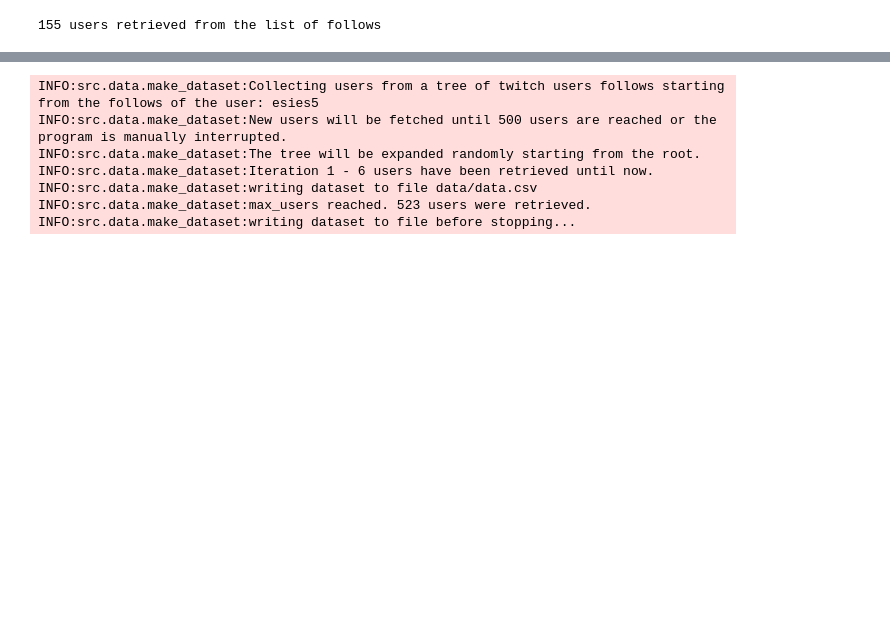
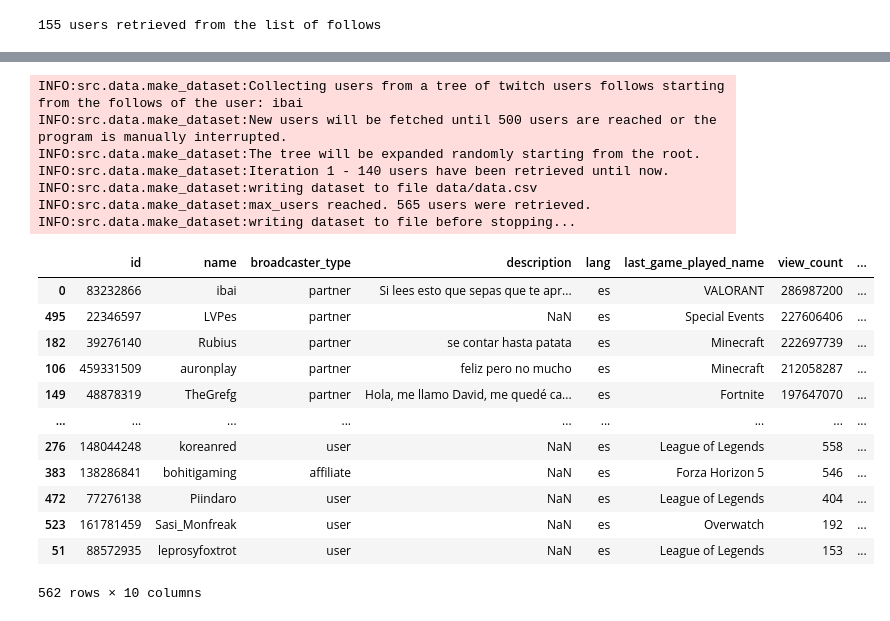
Before and after one commit to Enver-group/twitch-web-analytics, a Jupyter notebook: notebooks/davimen-twitch-api.ipynb, the cells around one changed output, grey strips where cells are left out. Saved outputs shown, nothing was run; the diff lists cells and outputs as text; code cells hidden in the pictures; blank space fills up the shorter version.

Commit message:
Created pipeline to get dataset

```diff
--- a/notebooks/davimen-twitch-api.ipynb
+++ b/notebooks/davimen-twitch-api.ipynb
@@ -55,16 +55,33 @@ from src.data import make_data_from_root_user
 # cada iteracion siguiente coge un usuario del arbol aleatorio para añadir sus follows
 # y asi hasta llegar a max_users o que se interrumpa manualmente.
 # Cada 50 iteraciones guarda el progreso actual en un archivo csv
-make_data_from_root_user("esies5",output_filepath="data/data.csv",max_users=500)
+make_data_from_root_user("ibai",output_filepath="data/data.csv",max_users=200)
 # %% [output]
-INFO:src.data.make_dataset:Collecting users from a tree of twitch users follows starting from the follows of the user: esies5
+INFO:src.data.make_dataset:Collecting users from a tree of twitch users follows starting from the follows of the user: ibai
 INFO:src.data.make_dataset:New users will be fetched until 500 users are reached or the program is manually interrupted.
 INFO:src.data.make_dataset:The tree will be expanded randomly starting from the root.
-INFO:src.data.make_dataset:Iteration 1 - 6 users have been retrieved until now.
+INFO:src.data.make_dataset:Iteration 1 - 140 users have been retrieved until now.
 INFO:src.data.make_dataset:writing dataset to file data/data.csv
-INFO:src.data.make_dataset:max_users reached. 523 users were retrieved.
+INFO:src.data.make_dataset:max_users reached. 565 users were retrieved.
 INFO:src.data.make_dataset:writing dataset to file before stopping...
 # %%
 data = pd.read_csv("data/data.csv")
-#data.drop_duplicates("id", keep='first',inplace=True)
+data.drop_duplicates("id", keep='first',inplace=True)
 data.fillna({"broadcaster_type":"user"},inplace=True)
+data = data.loc[data['lang']=='es']
+# %%
+data.sort_values(by='view_count', ascending=False)
+# %% [output]
+|  | id | name | broadcaster_type | description | lang | last_game_played_name | view_count | ... |
+| 0 | 83232866 | ibai | partner | Si lees esto que sepas que te apr... | es | VALORANT | 286987200 | ... |
+| 495 | 22346597 | LVPes | partner | NaN | es | Special Events | 227606406 | ... |
+| 182 | 39276140 | Rubius | partner | se contar hasta patata | es | Minecraft | 222697739 | ... |
+| 106 | 459331509 | auronplay | partner | feliz pero no mucho | es | Minecraft | 212058287 | ... |
+| 149 | 48878319 | TheGrefg | partner | Hola, me llamo David, me quedé ca... | es | Fortnite | 197647070 | ... |
+| ... | ... | ... | ... | ... | ... | ... | ... | ... |
+| 276 | 148044248 | koreanred | user | NaN | es | League of Legends | 558 | ... |
+| 383 | 138286841 | bohitigaming | affiliate | NaN | es | Forza Horizon 5 | 546 | ... |
+| 472 | 77276138 | Piindaro | user | NaN | es | League of Legends | 404 | ... |
+| 523 | 161781459 | Sasi_Monfreak | user | NaN | es | Overwatch | 192 | ... |
+| 51 | 88572935 | leprosyfoxtrot | user | NaN | es | League of Legends | 153 | ... |
+562 rows × 10 columns
```
Also changed, not shown: parts of 3 cells of this notebook.
